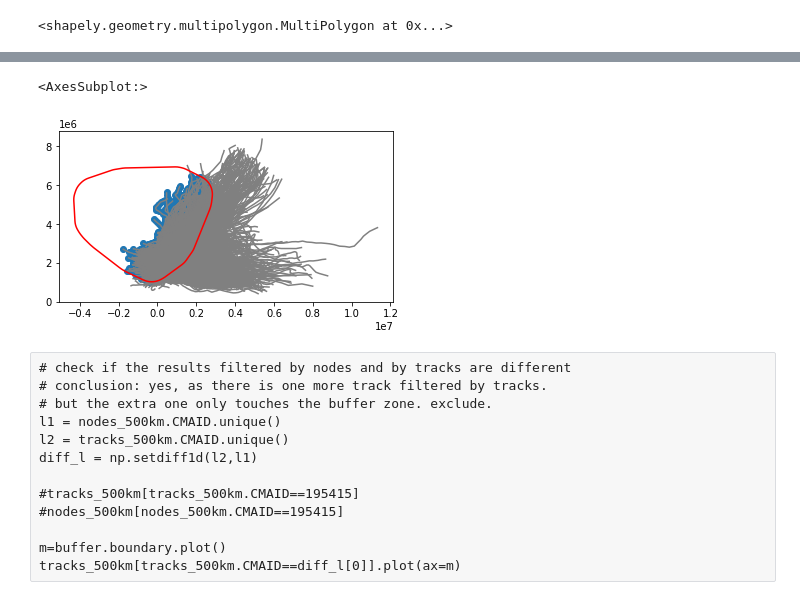
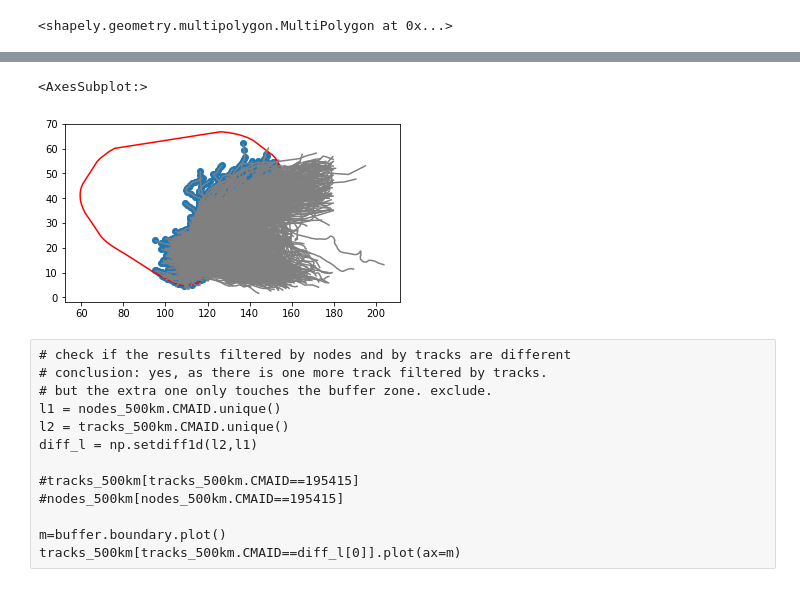
Before and after one commit to luxizhou/Precipitation_Scripts, a Jupyter notebook: CMA_Tracks_within_Xkm_of_Coastline.ipynb, the cells around one changed output, grey strips where cells are left out. Cells and saved outputs as stored; diff of their text form; code cells hidden in the pictures.

Commit message:
Correct projection error in Extract_aphro scripts. Filtered tracks and nodes within 1500km of Chinese border.

```diff
--- a/CMA_Tracks_within_Xkm_of_Coastline.ipynb
+++ b/CMA_Tracks_within_Xkm_of_Coastline.ipynb
@@ -22,7 +22,7 @@ speedups.enabled
 True
 # %%
 # load the best track shape file
-zone=1000000 #500km around tracks
+zone=1500000 #500km around tracks
 indir = '/home/lzhou/Precipitation/Precipitation_Scripts/Output/'
 #indir = r'D:\GitHub\Precipitation_Scripts\Output'
 nodes = gpd.read_file(os.path.join(indir,'CMA_Best_Tracks_Nodes.shp'))
@@ -113,13 +109,12 @@ cn_shape.boundary.plot(ax=m,color='grey')
 # reproject shapes to a projected crs
 proj_epsg = 2345 # Xian 114-120 degree
 cn_shape = cn_shape.to_crs(epsg=proj_epsg)
-nodes = nodes.to_crs(epsg=proj_epsg)
 
 # since buffering cn_shape takes forever, get a envelope around the shape for approximation
 envelope = cn_shape['geometry'].convex_hull
 buffer = envelope.buffer(zone)
 
 #type(buffer.loc[0])
-test3 = nodes.geometry.apply(lambda x: x.within(buffer.loc[0]))
-nodes_500km = nodes[test3].copy()
+buffer_wgs = buffer.to_crs(epsg=4326)
+buffer_wgs.bounds
 # %% [output]
@@ -135,6 +124,0 @@ buffer_wgs.bounds
-# %%
-%%time
-# reproject shapes to a projected crs
-tracks = tracks.to_crs(epsg=proj_epsg)
-test2 = tracks.geometry.apply(lambda x: x.intersects(buffer.loc[0]))
-tracks_500km = tracks[test2].copy()
@@ -144,11 +125,19 @@ Wall time: 430 ms
 # %%
 #plot to check
+#test0 = tracks.geometry.apply(lambda x: x.intersects(cn_shape.loc[0,'geometry']))
+test2 = tracks.geometry.apply(lambda x: x.intersects(buffer_wgs.loc[0]))
+tracks_500km = tracks[test2].copy()
+
+
+test3 = nodes.geometry.apply(lambda x: x.within(buffer_wgs.loc[0]))
+nodes_500km = nodes[test3].copy()
+
 m=nodes_500km.plot()
+buffer_wgs.boundary.plot(ax=m,color='red')
 tracks_500km.plot(ax=m,color='grey')
-buffer.boundary.plot(ax=m,color='red')
 # %% [output]
 <AxesSubplot:>
-[figure, old version]
+[figure, new version]
 # %% [raw]
 # check if the results filtered by nodes and by tracks are different
 # conclusion: yes, as there is one more track filtered by tracks.
```
Also changed, not shown: parts of 8 cells of this notebook, 12 other files.
